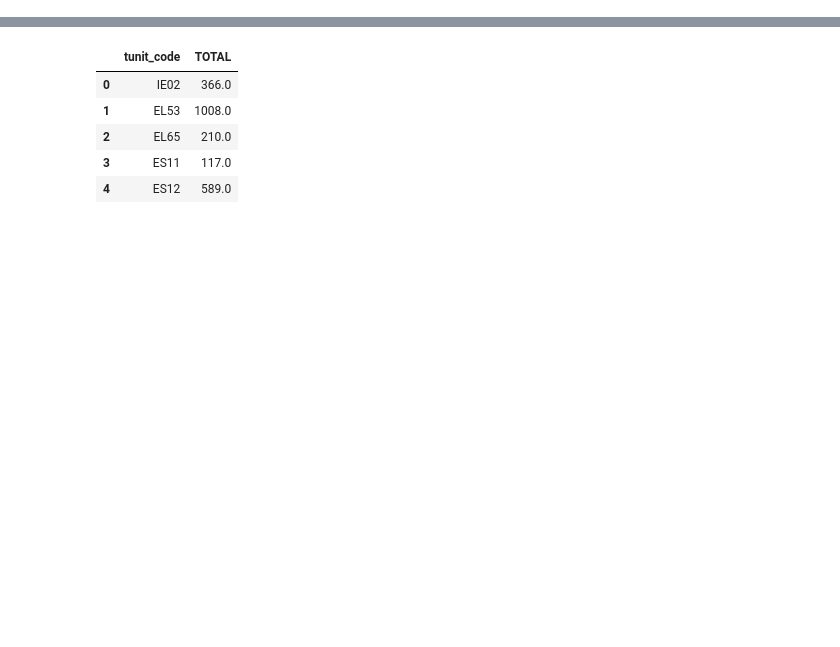
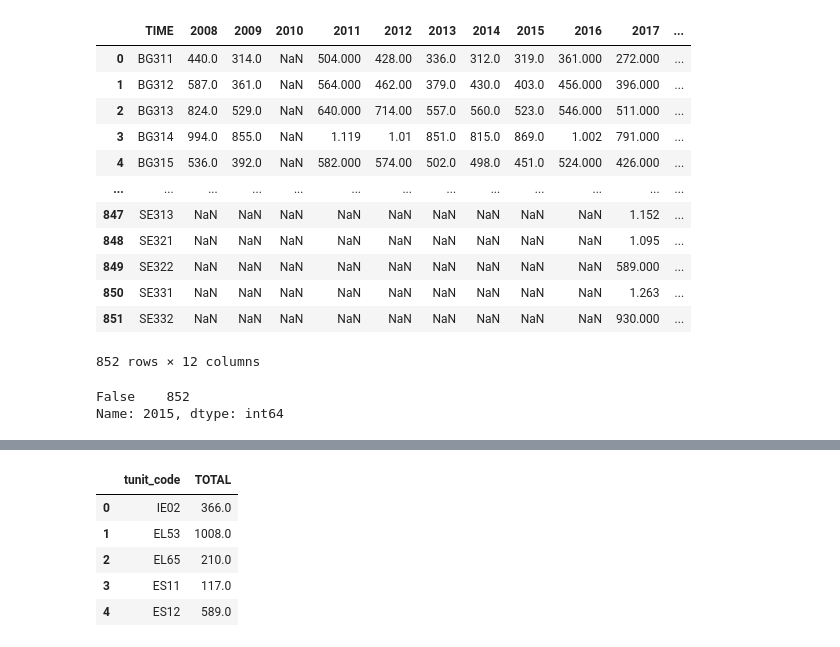
Before and after one commit to lef-kal/espon_portal, a Jupyter notebook: ren_nuts_2_2013.ipynb, the cells around one changed output, grey strips where cells are left out. Cells and saved outputs as stored; diff of their text form; code cells hidden in the pictures; blank space fills up the shorter version.

```diff
--- a/ren_nuts_2_2013.ipynb
+++ b/ren_nuts_2_2013.ipynb
@@ -6,0 +30,27 @@ gdf = gpd.read_file('NUTS_RG_03M_2013_4326_LEVL_2.geojson')
+# %%
+dz = pd.read_clipboard()
+dz
+# %% [output]
+|  | TIME | 2008 | 2009 | 2010 | 2011 | 2012 | 2013 | 2014 | 2015 | 2016 | 2017 | ... |
+| 0 | BG311 | 440.0 | 314.0 | NaN | 504.000 | 428.00 | 336.0 | 312.0 | 319.0 | 361.000 | 272.000 | ... |
+| 1 | BG312 | 587.0 | 361.0 | NaN | 564.000 | 462.00 | 379.0 | 430.0 | 403.0 | 456.000 | 396.000 | ... |
+| 2 | BG313 | 824.0 | 529.0 | NaN | 640.000 | 714.00 | 557.0 | 560.0 | 523.0 | 546.000 | 511.000 | ... |
+| 3 | BG314 | 994.0 | 855.0 | NaN | 1.119 | 1.01 | 851.0 | 815.0 | 869.0 | 1.002 | 791.000 | ... |
+| 4 | BG315 | 536.0 | 392.0 | NaN | 582.000 | 574.00 | 502.0 | 498.0 | 451.0 | 524.000 | 426.000 | ... |
+| ... | ... | ... | ... | ... | ... | ... | ... | ... | ... | ... | ... | ... |
+| 847 | SE313 | NaN | NaN | NaN | NaN | NaN | NaN | NaN | NaN | NaN | 1.152 | ... |
+| 848 | SE321 | NaN | NaN | NaN | NaN | NaN | NaN | NaN | NaN | NaN | 1.095 | ... |
+| 849 | SE322 | NaN | NaN | NaN | NaN | NaN | NaN | NaN | NaN | NaN | 589.000 | ... |
+| 850 | SE331 | NaN | NaN | NaN | NaN | NaN | NaN | NaN | NaN | NaN | 1.263 | ... |
+| 851 | SE332 | NaN | NaN | NaN | NaN | NaN | NaN | NaN | NaN | NaN | 930.000 | ... |
+852 rows × 12 columns
+# %%
+dz = pd.DataFrame(dz)
+
+for i, col in dz.iterrows():
+    m = dz.mean(axis=1)
+    dz['2015'] = dz['2015'].fillna(dz['2015'].mean())
+dz['2015'].isna().value_counts()
+# %% [output]
+False    852
+Name: 2015, dtype: int64
```
Also changed, not shown: parts of 43 cells of this notebook, 8 other files.
